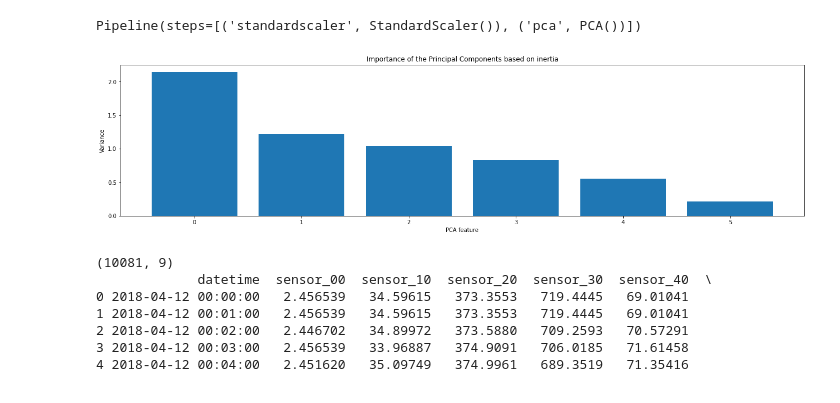
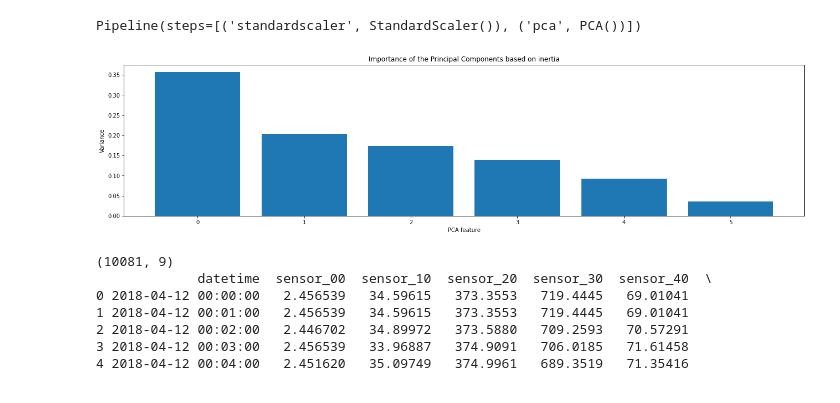
Before and after one commit to javiferfer/medium, a Jupyter notebook: time_series_visualization/analysis.ipynb, the cells around one changed output. Saved outputs shown, nothing was run; the diff lists cells and outputs as text; code cells hidden in the pictures.

```diff
--- a/time_series_visualization/analysis.ipynb
+++ b/time_series_visualization/analysis.ipynb
@@ -280,14 +280,14 @@ Pipeline(steps=[('standardscaler', StandardScaler()), ('pca', PCA())])
 # %%
 features = range(pca.n_components_)
 plt.figure(figsize=(22, 5))
-plt.bar(features, pca.explained_variance_)
+plt.bar(features, pca.explained_variance_ratio_)
 plt.xlabel('PCA feature')
 plt.ylabel('Variance')
 plt.xticks(features)
 plt.title("Importance of the Principal Components based on inertia")
 plt.show()
 # %% [output]
-[figure, old version]
+[figure, new version]
 # %%
 pca = PCA(n_components=2)
 principalComponents = pca.fit_transform(x)
```
Also changed, not shown: parts of 3 cells of this notebook, 3 other files.
